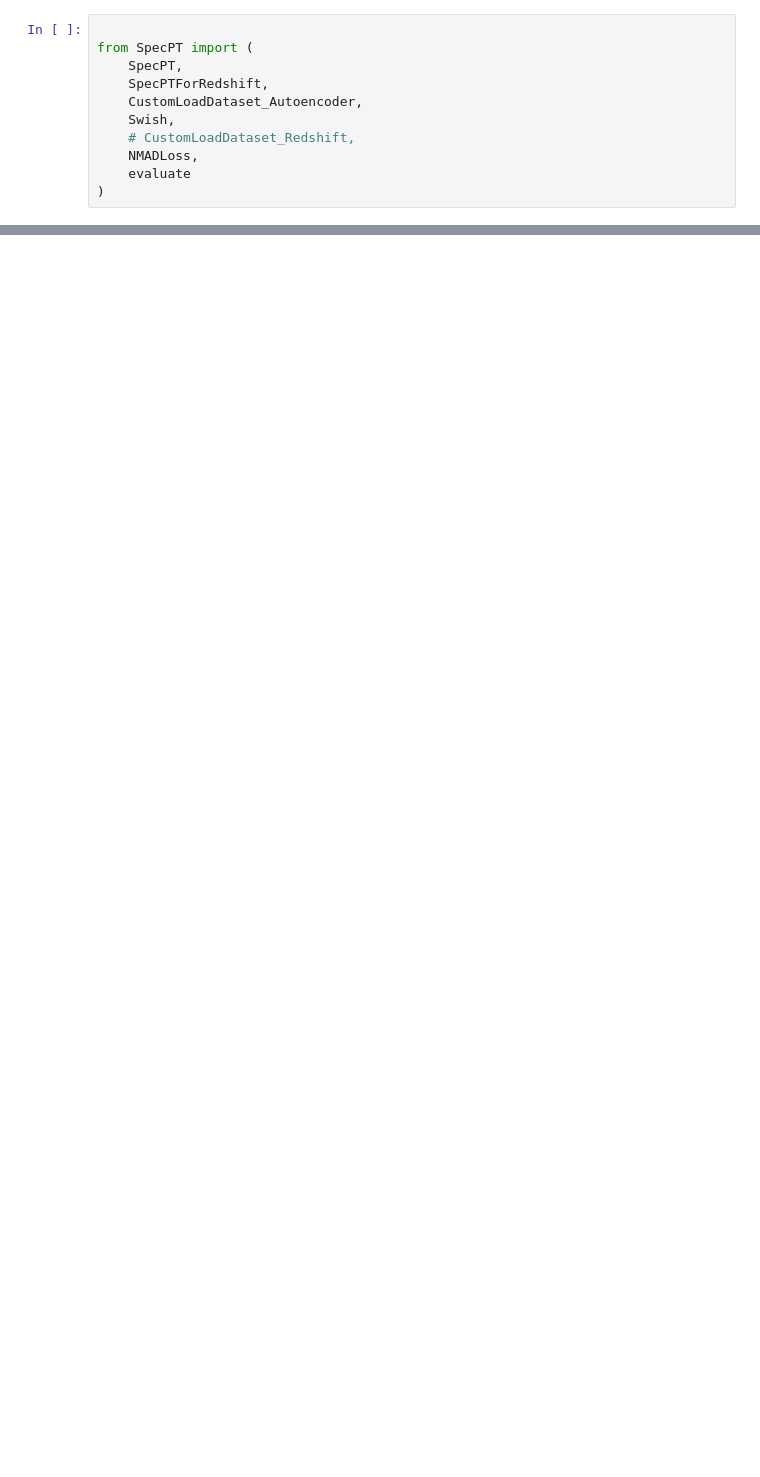
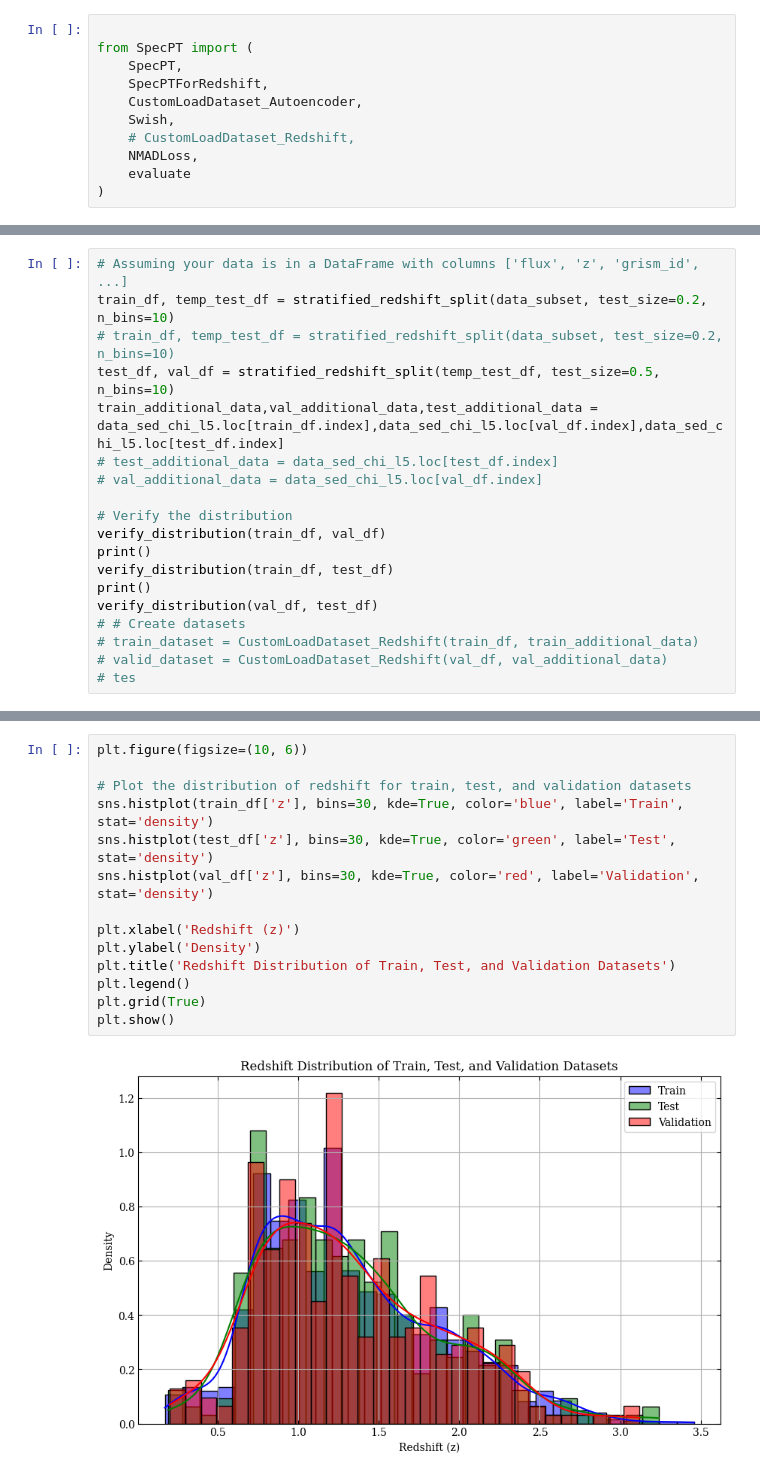
Before and after one commit to CliveKBinu/IMGS-789-Advanced-Robust-ML-for-Interdisciplinary-Imaging-Science-Applications, a Jupyter notebook: group_project/HST_redshift_photo.ipynb, the cells around one changed output, grey strips where cells are left out. Cells and saved outputs as stored; diff of their text form; blank space fills up the shorter version.

```diff
--- a/group_project/HST_redshift_photo.ipynb
+++ b/group_project/HST_redshift_photo.ipynb
@@ -249,0 +364,19 @@ class CustomLoadDataset_Redshift(Dataset):
+# %%
+# Assuming your data is in a DataFrame with columns ['flux', 'z', 'grism_id', ...]
+train_df, temp_test_df = stratified_redshift_split(data_subset, test_size=0.2, n_bins=10)
+# train_df, temp_test_df = stratified_redshift_split(data_subset, test_size=0.2, n_bins=10)
+test_df, val_df = stratified_redshift_split(temp_test_df, test_size=0.5, n_bins=10)
+train_additional_data,val_additional_data,test_additional_data = data_sed_chi_l5.loc[train_df.index],data_sed_chi_l5.loc[val_df.index],data_sed_chi_l5.loc[test_df.index]
+# test_additional_data = data_sed_chi_l5.loc[test_df.index]
+# val_additional_data = data_sed_chi_l5.loc[val_df.index]
+
+# Verify the distribution
+verify_distribution(train_df, val_df)
+print()
+verify_distribution(train_df, test_df)
+print()
+verify_distribution(val_df, test_df)
+# # Create datasets
+# train_dataset = CustomLoadDataset_Redshift(train_df, train_additional_data)
+# valid_dataset = CustomLoadDataset_Redshift(val_df, val_additional_data)
+# tes
@@ -250 +401,17 @@ class CustomLoadDataset_Redshift(Dataset):
+# %%
+plt.figure(figsize=(10, 6))
+
+# Plot the distribution of redshift for train, test, and validation datasets
+sns.histplot(train_df['z'], bins=30, kde=True, color='blue', label='Train', stat='density')
+sns.histplot(test_df['z'], bins=30, kde=True, color='green', label='Test', stat='density')
+sns.histplot(val_df['z'], bins=30, kde=True, color='red', label='Validation', stat='density')
+
+plt.xlabel('Redshift (z)')
+plt.ylabel('Density')
+plt.title('Redshift Distribution of Train, Test, and Validation Datasets')
+plt.legend()
+plt.grid(True)
+plt.show()
+# %% [output]
+[figure, added]
 # %%
```
Also changed, not shown: parts of 29 cells of this notebook, 2 other files.
